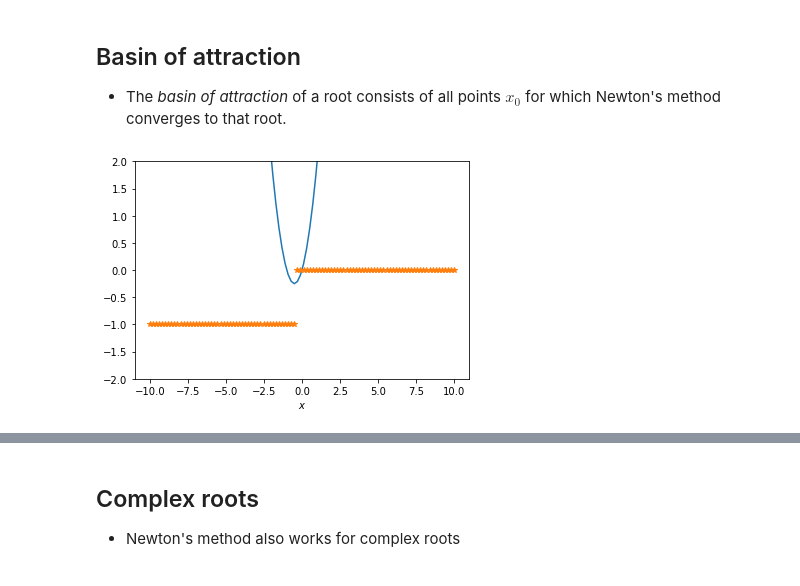
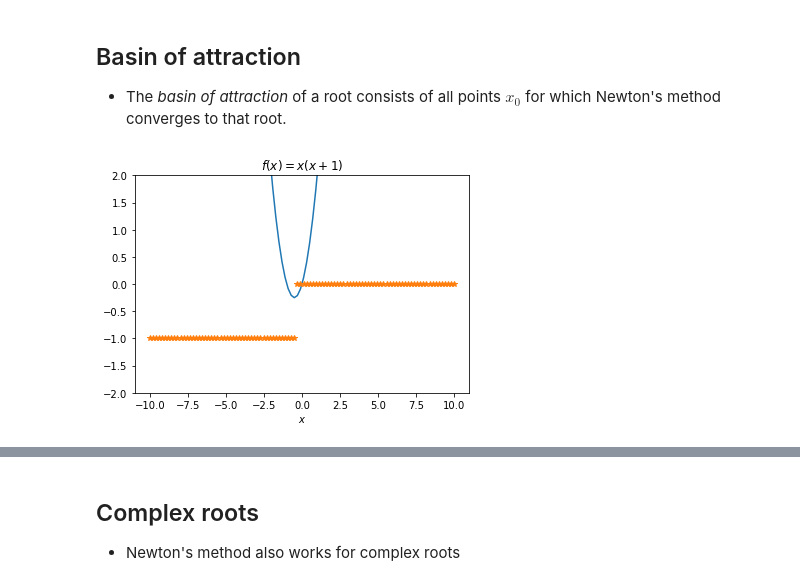
Before and after one commit to TristanvanLeeuwen/WISM100_Robotics, a Jupyter notebook: lectures/lecture1.ipynb, the cells around one changed output, grey strips where cells are left out. Cells and saved outputs as stored; diff of their text form; code cells hidden in the pictures.

```diff
--- a/lectures/lecture1.ipynb
+++ b/lectures/lecture1.ipynb
@@ -199,25 +199,25 @@ root  = 0.00
 # %%
 import numpy as np
 import matplotlib.pyplot as plt
 
 f  = lambda x: x*(x+1)
 df = lambda x: 2*x+1
 
 x0 = np.linspace(-10,10,100)
 x = np.copy(x0)
 
 for k in range(10):
     x = x - f(x) / df(x)
 
 plt.plot(x0,f(x0))
 plt.plot(x0,x,'*')
 plt.ylim([-2,2])
 
 plt.xlabel(r'$x$')
-
+plt.title(r'$f(x) = x(x+1)$')
 plt.savefig('./figures/fig31.png',dpi=300)
 # %% [output]
-[figure, old version]
+[figure, new version]
 # %% [markdown]
 ![](./figures/fig31.png)
 # %% [markdown]
```
Also changed, not shown: parts of 1 cell of this notebook, 4 other files.
